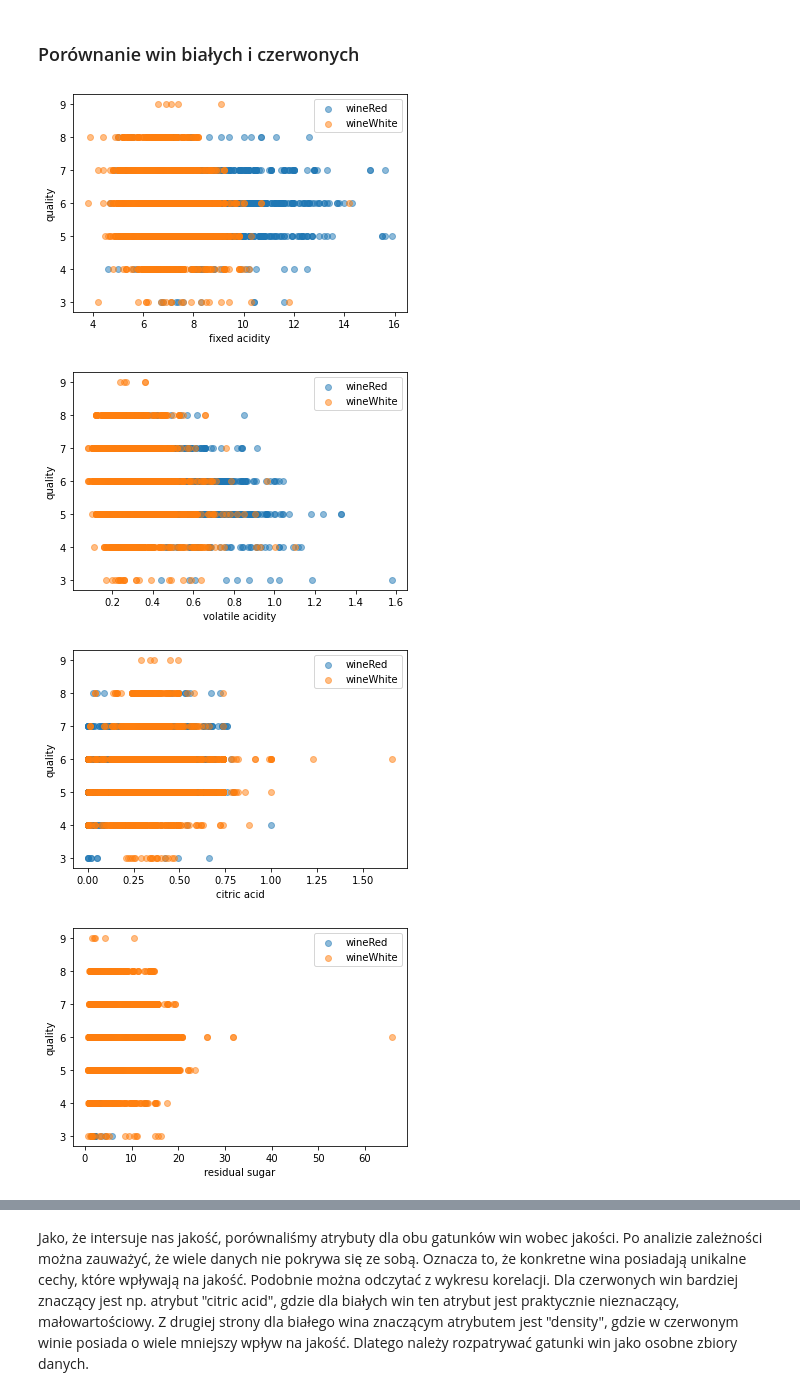
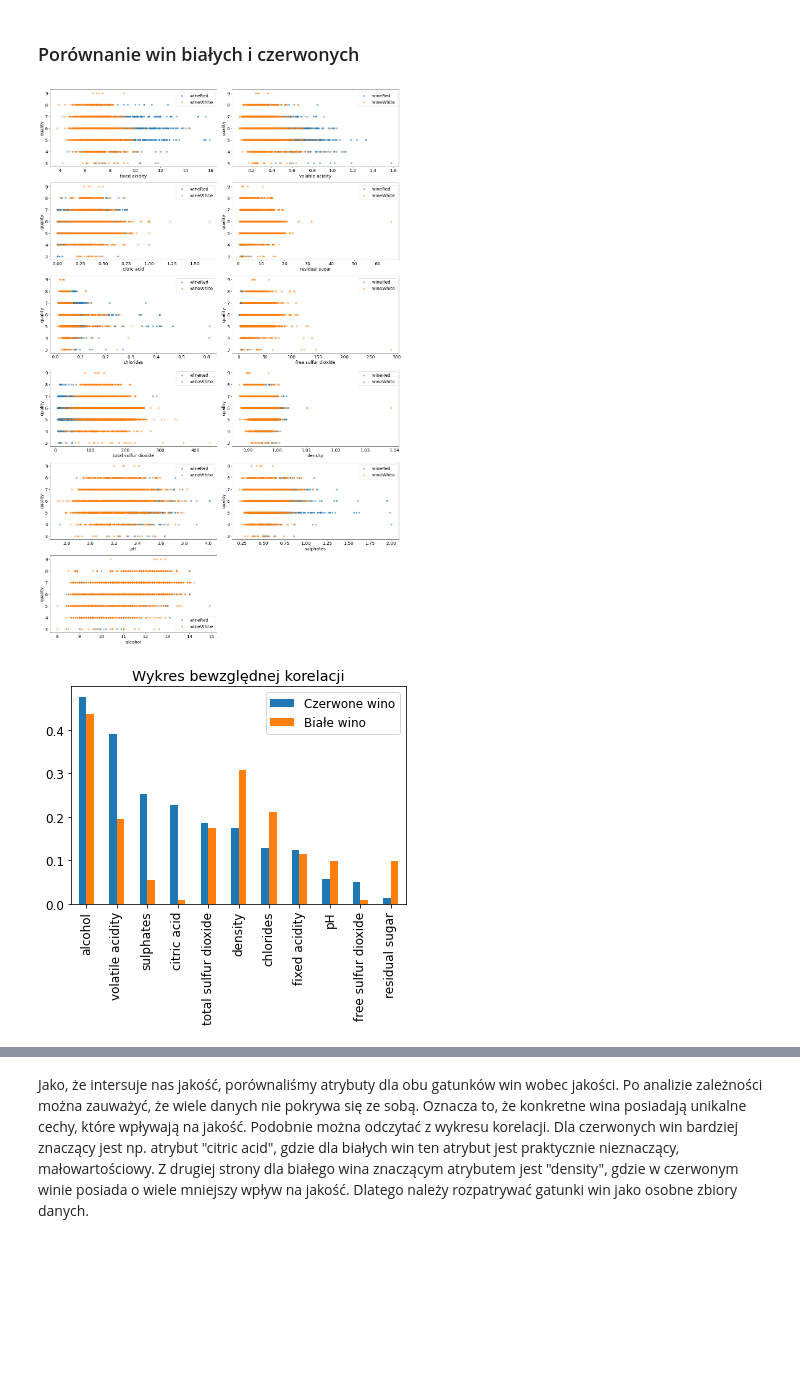
Before and after one commit to Adaxelx/wine_quality, a Jupyter notebook: wine_quality.ipynb, the cells around one changed output, grey strips where cells are left out. Drawn from its saved outputs; the diff is of its cells as text; code cells hidden in the pictures; blank space fills up the shorter version.

```diff
--- a/wine_quality.ipynb
+++ b/wine_quality.ipynb
@@ -80,35 +82,40 @@ W obu zbiorach występuje rozkład normalny. Jednakże zbiór win czerwonych cha
 # %% [markdown]
 ### Porównanie win białych i czerwonych
 # %%
+plt.figure(figsize=(20,60), dpi= 75)
 def showWinesComparison(wineRed, wineWhite):
-
+    i = 1
+    plt.rcParams.update({'font.size': 17})
     for (x) in wineRed.columns:
-
         if(x != wineWhite[x].name):
             print ("Kolumny się nie pokrywają")
             return False
         elif (x != 'quality'):
+            plt.subplot(12, 2, i)
             plt.scatter(wineRed[x], wineRed['quality'], label = 'wineRed', alpha = 0.5)
             plt.scatter(wineWhite[x], wineWhite['quality'], label = 'wineWhite', alpha = 0.5)
             plt.xlabel(x)
             plt.ylabel('quality')
+            plt.tight_layout()
             plt.legend()
-            plt.show()
+            i += 1
 
+    plt.rcParams.update({'font.size': 12})
     correlationsRed = wineRed.corr()['quality']
+    correlationsRed = correlationsRed.drop("quality")
     correlationsRed = correlationsRed.abs().sort_values(ascending = False)
     correlationsWhite = wineWhite.corr()['quality']
+    correlationsWhite = correlationsWhite.drop("quality")
     correlationsWhite = correlationsWhite.abs().sort_values(ascending = False)
     plotdata = pd.DataFrame({
     "Czerwone wino": correlationsRed,
     "Białe wino": correlationsWhite
     }, index=correlationsRed.index)
     plotdata.plot(kind="bar")
     plt.title("Wykres bewzględnej korelacji")
+    plt.rcParams.update({'font.size': 8})
 
 showWinesComparison(wineRed, wineWhite)
 # %% [output]
-[figure, old version]
+[figure, new version]
-[figure, old version]
+[figure, new version]
-[figure, removed]
-[figure, removed]
```
Also changed, not shown: parts of 22 cells of this notebook.
